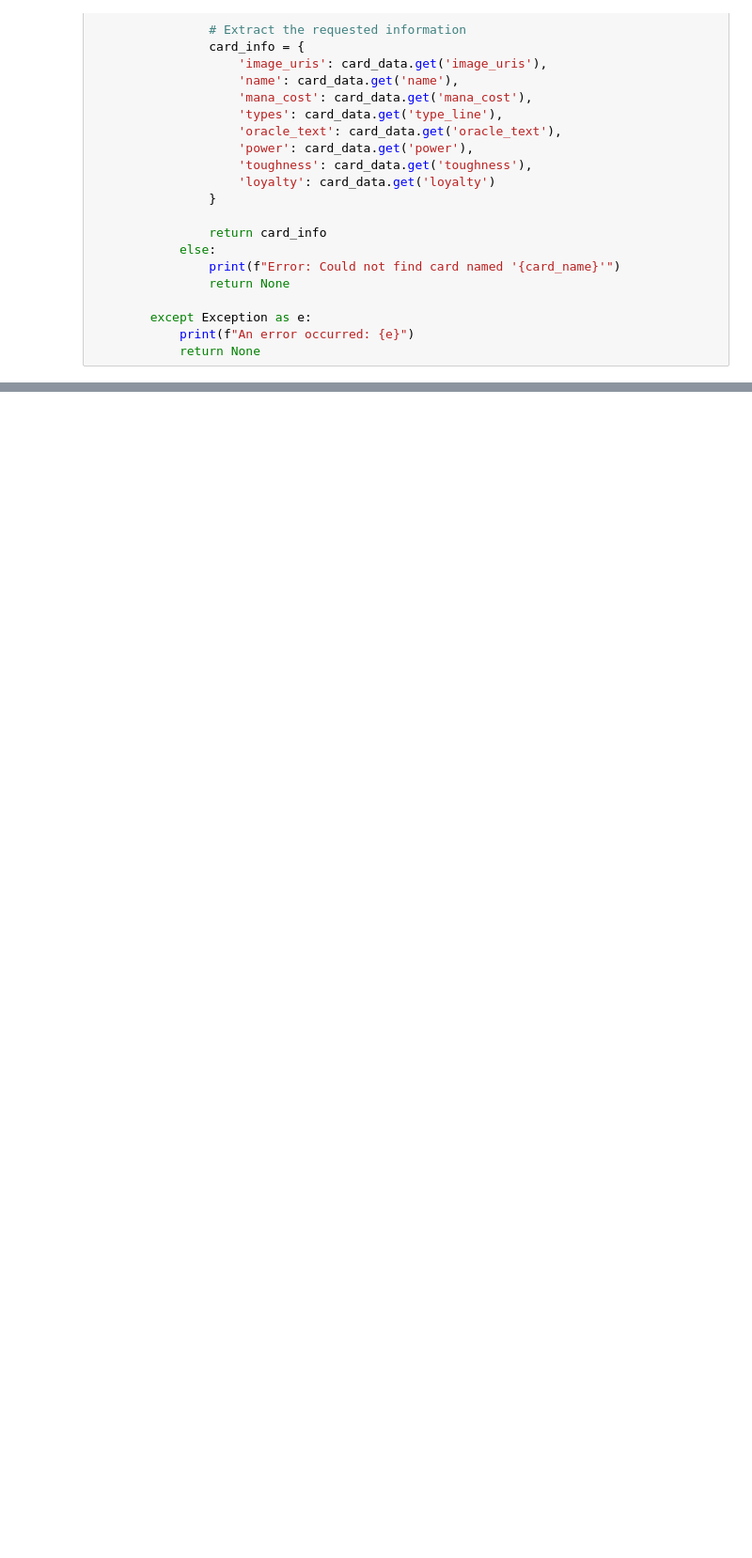
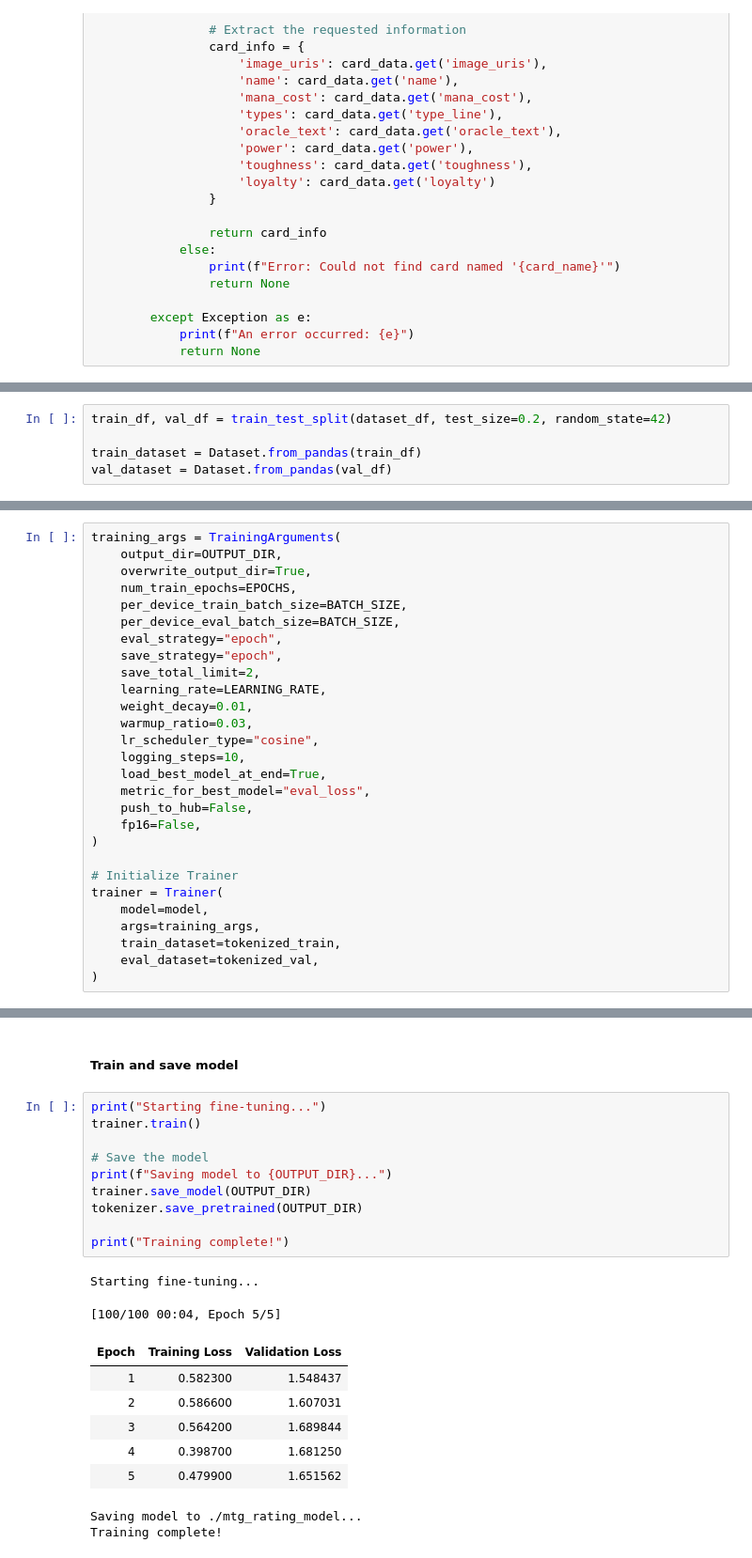
Before and after one commit to will-elsen/power-predictor, a Jupyter notebook: power_predictor.ipynb, the cells around one changed output, grey strips where cells are left out. Shown at 94% size. Cells and saved outputs as stored; diff of their text form; blank space fills up the shorter version.

```diff
--- a/power_predictor.ipynb
+++ b/power_predictor.ipynb
@@ -190,0 +499,5 @@ Overall, while Ambush Gigapede has some interesting abilities, its high mana cos
+# %%
+train_df, val_df = train_test_split(dataset_df, test_size=0.2, random_state=42)
+
+train_dataset = Dataset.from_pandas(train_df)
+val_dataset = Dataset.from_pandas(val_df)
@@ -190,0 +566,28 @@ Overall, while Ambush Gigapede has some interesting abilities, its high mana cos
+# %%
+training_args = TrainingArguments(
+    output_dir=OUTPUT_DIR,
+    overwrite_output_dir=True,
+    num_train_epochs=EPOCHS,
+    per_device_train_batch_size=BATCH_SIZE,
+    per_device_eval_batch_size=BATCH_SIZE,
+    eval_strategy="epoch",
+    save_strategy="epoch",
+    save_total_limit=2,
+    learning_rate=LEARNING_RATE,
+    weight_decay=0.01,
+    warmup_ratio=0.03,
+    lr_scheduler_type="cosine",
+    logging_steps=10,
+    load_best_model_at_end=True,
+    metric_for_best_model="eval_loss",
+    push_to_hub=False,
+    fp16=False,
+)
+
+# Initialize Trainer
+trainer = Trainer(
+    model=model,
+    args=training_args,
+    train_dataset=tokenized_train,
+    eval_dataset=tokenized_val,
+)
@@ -190,0 +596,23 @@ Overall, while Ambush Gigapede has some interesting abilities, its high mana cos
+# %% [markdown]
+##### Train and save model
+# %%
+print("Starting fine-tuning...")
+trainer.train()
+
+# Save the model
+print(f"Saving model to {OUTPUT_DIR}...")
+trainer.save_model(OUTPUT_DIR)
+tokenizer.save_pretrained(OUTPUT_DIR)
+
+print("Training complete!")
+# %% [output]
+Starting fine-tuning...
+[100/100 00:04, Epoch 5/5]
+| Epoch | Training Loss | Validation Loss |
+| 1 | 0.582300 | 1.548437 |
+| 2 | 0.586600 | 1.607031 |
+| 3 | 0.564200 | 1.689844 |
+| 4 | 0.398700 | 1.681250 |
+| 5 | 0.479900 | 1.651562 |
+Saving model to ./mtg_rating_model...
+Training complete!
```
Also changed, not shown: parts of 46 cells of this notebook, 26 other files.
